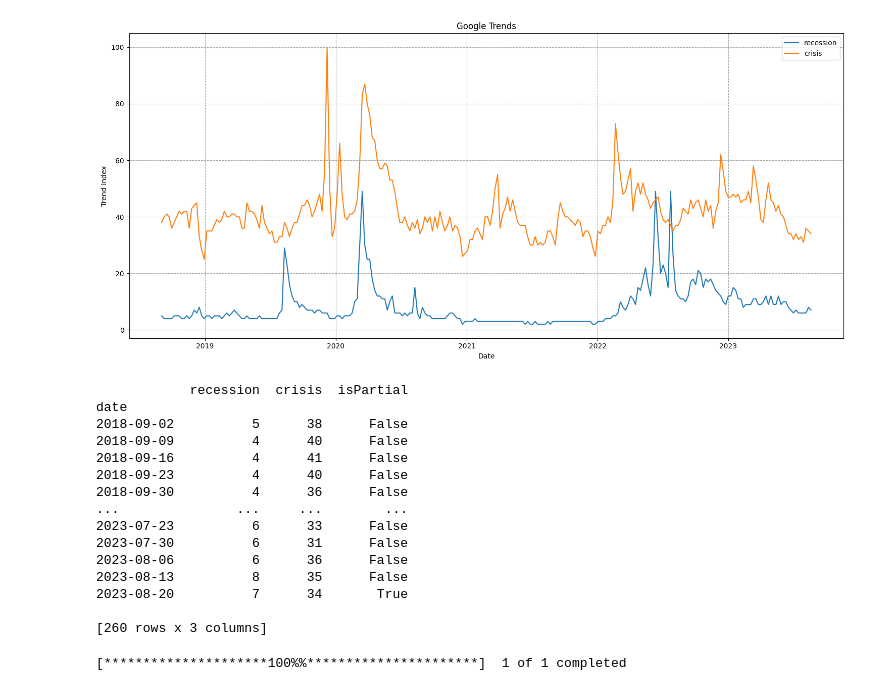
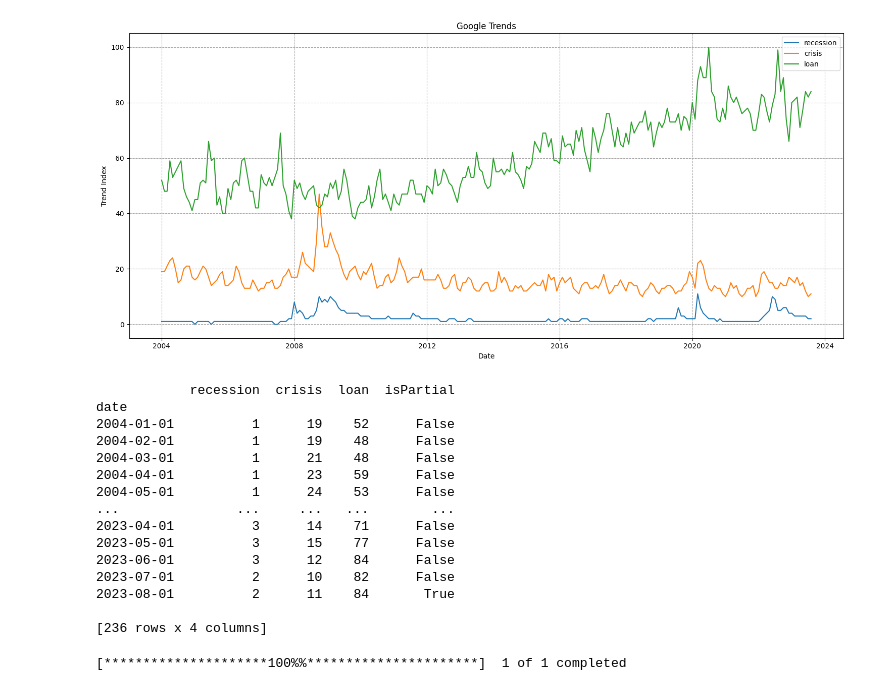
Before and after one commit to luisgdelafuente/google-trends, a Jupyter notebook: the R index.ipynb, the cells around one changed output. Saved outputs shown, nothing was run; the diff lists cells and outputs as text; code cells hidden in the pictures.

```diff
--- a/the R index.ipynb
+++ b/the R index.ipynb
@@ -5,51 +5,51 @@ import matplotlib.pyplot as plt
 
 # Initialize the Google Trends object
 pytrends = TrendReq()
 
 # Set the keywords to search for
-keywords = ["recession", "crisis"]
+keywords = ["recession", "crisis", "loan"]
 
 # Set the timeframe for the search to the past 10 years
-timeframe = "today 5-y"
+timeframe = "all"
 
 # Build the payload with the keywords and timeframe
 pytrends.build_payload(kw_list=keywords, timeframe=timeframe)
 
 # Get the interest over time data for the keywords
 interest_over_time = pytrends.interest_over_time()
 
 # Plot the interest over time data
 plt.figure(figsize=(15, 7))
 for keyword in keywords:
     plt.plot(interest_over_time.index, interest_over_time[keyword], label=keyword)
 
 plt.title('Google Trends')
 plt.xlabel('Date')
 plt.ylabel('Trend Index')
 plt.legend()
 plt.grid(True, which="both", ls="--", c='0.65')
 plt.tight_layout()
 plt.show()
 
 # Print the data in table format
 print(interest_over_time)
 # %% [output]
-[figure, old version]
+[figure, new version]
-            recession  crisis  isPartial
+            recession  crisis  loan  isPartial
 date
-2018-09-02          5      38      False
-2018-09-09          4      40      False
-2018-09-16          4      41      False
-2018-09-23          4      40      False
-2018-09-30          4      36      False
-...               ...     ...        ...
-2023-07-23          6      33      False
-2023-07-30          6      31      False
-2023-08-06          6      36      False
-2023-08-13          8      35      False
-2023-08-20          7      34       True
+2004-01-01          1      19    52      False
+2004-02-01          1      19    48      False
+2004-03-01          1      21    48      False
+2004-04-01          1      23    59      False
+2004-05-01          1      24    53      False
+...               ...     ...   ...        ...
+2023-04-01          3      14    71      False
+2023-05-01          3      15    77      False
+2023-06-01          3      12    84      False
+2023-07-01          2      10    82      False
+2023-08-01          2      11    84       True
 
-[260 rows x 3 columns]
+[236 rows x 4 columns]
 # %%
 import yfinance as yf
 
```
Also changed, not shown: parts of 6 cells of this notebook.
